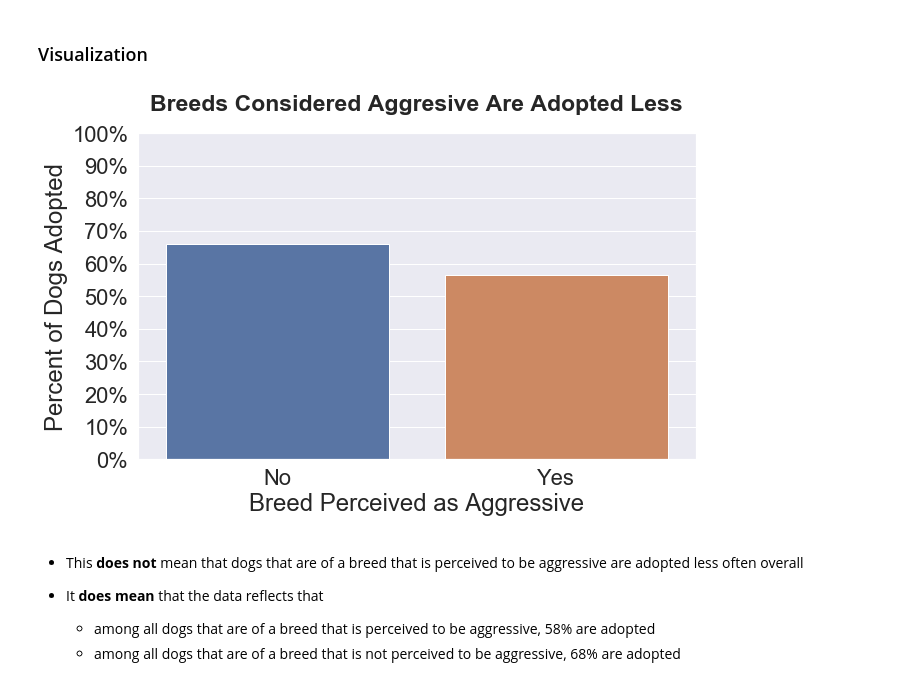
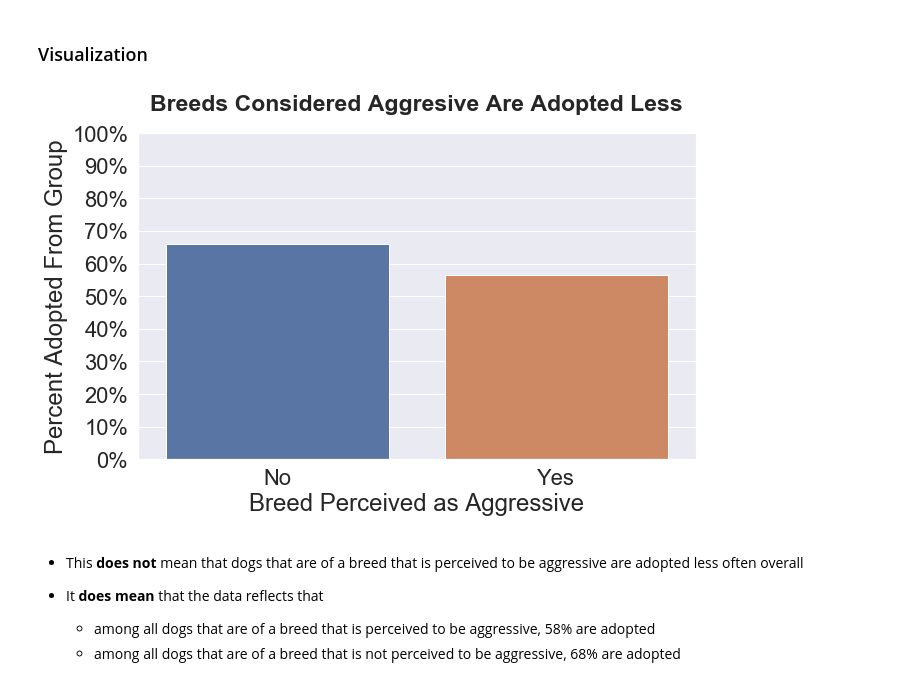
Before and after one commit to SamuelD-Data/aac_outcomes_project, a Jupyter notebook: continued_work/update_notebook.ipynb, the cells around one changed output. Drawn from its saved outputs; the diff is of its cells as text; code cells hidden in the pictures.

```diff
--- a/continued_work/update_notebook.ipynb
+++ b/continued_work/update_notebook.ipynb
@@ -559,18 +559,18 @@ agg
 # %%
 # changing index to no and yes from 0 and 1, respectively
 agg.index = (['No', 'Yes'])
 
 # creating plot
 plt.figure(figsize=(10, 6))
 sns.barplot(data=agg, x=agg.index, y='is_adopted')
 plt.xlabel("Breed Perceived as Aggressive")
-plt.ylabel("Percent of Dogs Adopted")
+plt.ylabel("Percent Adopted From Group")
 plt.title("Breeds Considered Aggresive Are Adopted Less", fontweight='bold', fontsize=23,y = 1.05)
 fmt = [f'{i:0.0%}' for i in np.linspace(0, 1, 11)]
 plt.yticks(np.linspace(0, 1, 11), labels=fmt)
 plt.show()
 # %% [output]
-[figure, old version]
+[figure, new version]
 # %% [markdown]
 - This __does not__ mean that dogs that are of a breed that is perceived to be aggressive are adopted less often overall
 
```
Also changed, not shown: parts of 14 cells of this notebook, 1 other file.
